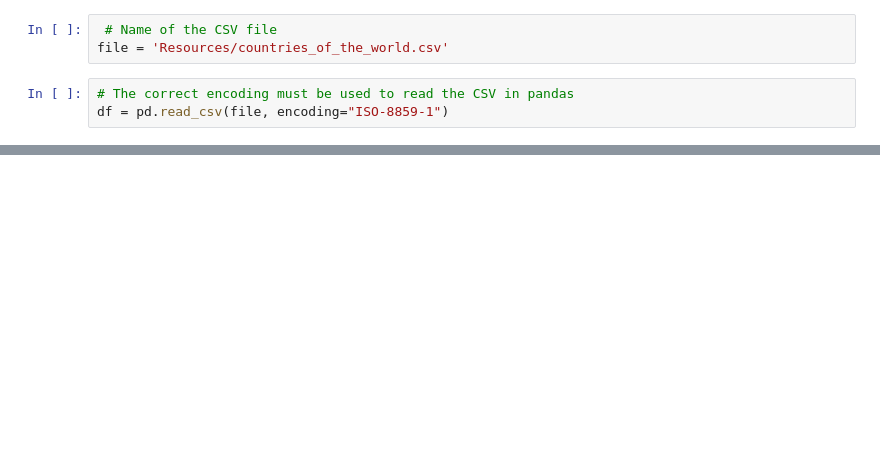
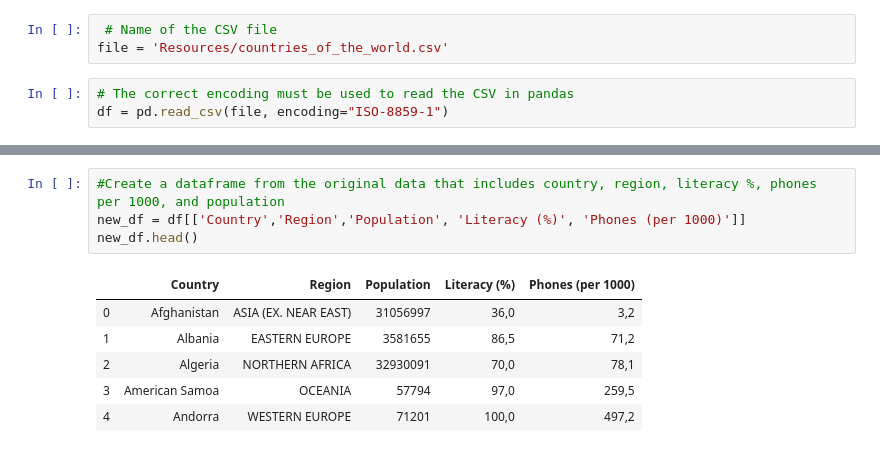
Before and after one commit to juliedundas/Country-Analysis, a Jupyter notebook: Project_1/project_1.ipynb, the cells around one changed output, grey strips where cells are left out. Drawn from its saved outputs; the diff is of its cells as text; blank space fills up the shorter version.

```diff
--- a/Project_1/project_1.ipynb
+++ b/Project_1/project_1.ipynb
@@ -42,0 +38,11 @@ Name: Area (sq. mi.), dtype: int64
+# %%
+#Create a dataframe from the original data that includes country, region, literacy %, phones per 1000, and population
+new_df = df[['Country','Region','Population', 'Literacy (%)', 'Phones (per 1000)']]
+new_df.head()
+# %% [output]
+|  | Country | Region | Population | Literacy (%) | Phones (per 1000) |
+| 0 | Afghanistan | ASIA (EX. NEAR EAST) | 31056997 | 36,0 | 3,2 |
+| 1 | Albania | EASTERN EUROPE | 3581655 | 86,5 | 71,2 |
+| 2 | Algeria | NORTHERN AFRICA | 32930091 | 70,0 | 78,1 |
+| 3 | American Samoa | OCEANIA | 57794 | 97,0 | 259,5 |
+| 4 | Andorra | WESTERN EUROPE | 71201 | 100,0 | 497,2 |
```
Also changed, not shown: parts of 2 cells of this notebook, 1 other file.
